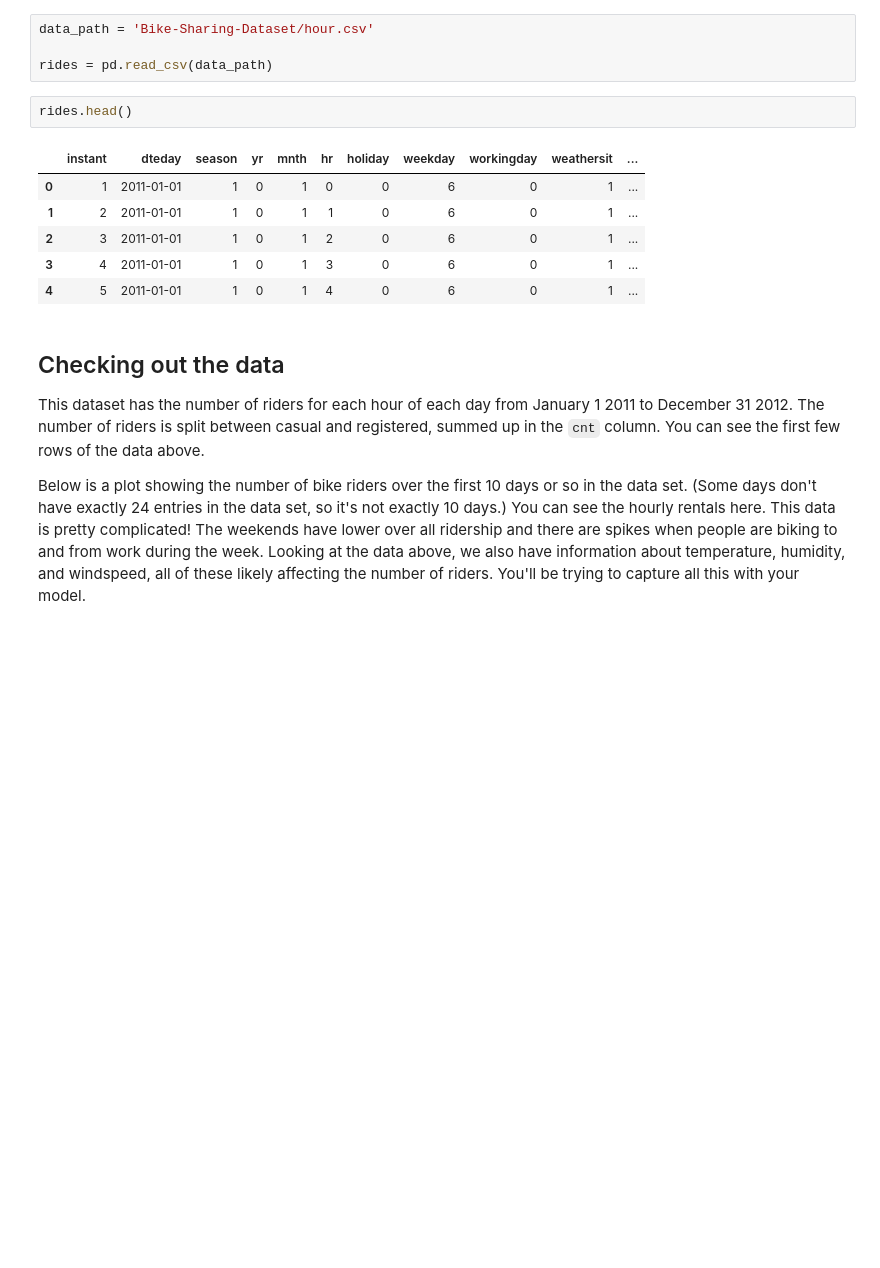
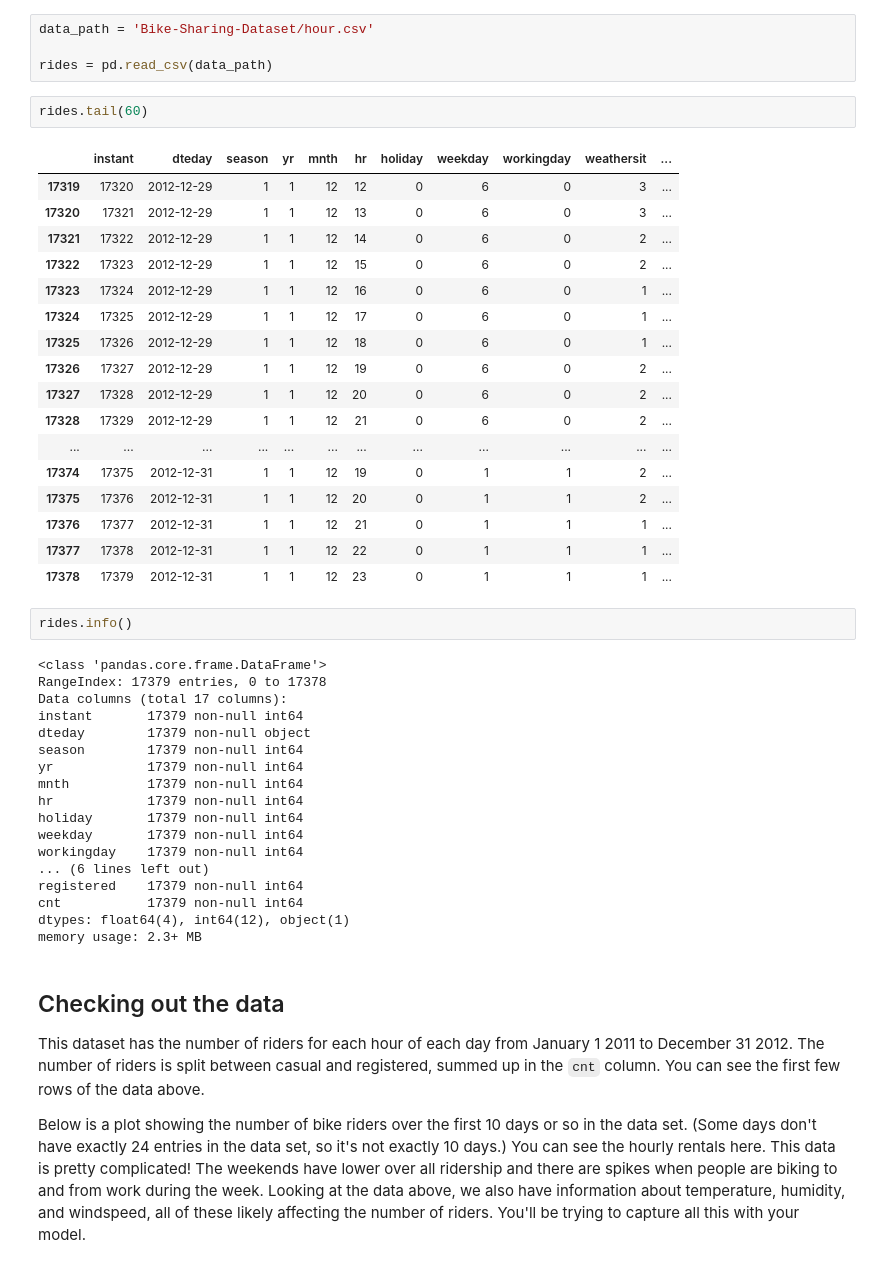
Before and after one commit to muhammadAgfian96/Bike-Sharing-Predicition, a Jupyter notebook: Your_first_neural_network.ipynb, the cells around one changed output. Cells and saved outputs as stored; diff of their text form; blank space fills up the shorter version.

```diff
--- a/Your_first_neural_network.ipynb
+++ b/Your_first_neural_network.ipynb
@@ -19,15 +22,46 @@ A critical step in working with neural networks is preparing the data correctly.
 data_path = 'Bike-Sharing-Dataset/hour.csv'
 
 rides = pd.read_csv(data_path)
+# %%
+rides.tail(60)
+# %% [output]
+|  | instant | dteday | season | yr | mnth | hr | holiday | weekday | workingday | weathersit | ... |
+| 17319 | 17320 | 2012-12-29 | 1 | 1 | 12 | 12 | 0 | 6 | 0 | 3 | ... |
+| 17320 | 17321 | 2012-12-29 | 1 | 1 | 12 | 13 | 0 | 6 | 0 | 3 | ... |
+| 17321 | 17322 | 2012-12-29 | 1 | 1 | 12 | 14 | 0 | 6 | 0 | 2 | ... |
+| 17322 | 17323 | 2012-12-29 | 1 | 1 | 12 | 15 | 0 | 6 | 0 | 2 | ... |
+| 17323 | 17324 | 2012-12-29 | 1 | 1 | 12 | 16 | 0 | 6 | 0 | 1 | ... |
+| 17324 | 17325 | 2012-12-29 | 1 | 1 | 12 | 17 | 0 | 6 | 0 | 1 | ... |
+| 17325 | 17326 | 2012-12-29 | 1 | 1 | 12 | 18 | 0 | 6 | 0 | 1 | ... |
+| 17326 | 17327 | 2012-12-29 | 1 | 1 | 12 | 19 | 0 | 6 | 0 | 2 | ... |
+| 17327 | 17328 | 2012-12-29 | 1 | 1 | 12 | 20 | 0 | 6 | 0 | 2 | ... |
+| 17328 | 17329 | 2012-12-29 | 1 | 1 | 12 | 21 | 0 | 6 | 0 | 2 | ... |
+| ... | ... | ... | ... | ... | ... | ... | ... | ... | ... | ... | ... |
+| 17374 | 17375 | 2012-12-31 | 1 | 1 | 12 | 19 | 0 | 1 | 1 | 2 | ... |
+| 17375 | 17376 | 2012-12-31 | 1 | 1 | 12 | 20 | 0 | 1 | 1 | 2 | ... |
+| 17376 | 17377 | 2012-12-31 | 1 | 1 | 12 | 21 | 0 | 1 | 1 | 1 | ... |
+| 17377 | 17378 | 2012-12-31 | 1 | 1 | 12 | 22 | 0 | 1 | 1 | 1 | ... |
+| 17378 | 17379 | 2012-12-31 | 1 | 1 | 12 | 23 | 0 | 1 | 1 | 1 | ... |
 # %%
-rides.head()
+rides.info()
 # %% [output]
-|  | instant | dteday | season | yr | mnth | hr | holiday | weekday | workingday | weathersit | ... |
-| 0 | 1 | 2011-01-01 | 1 | 0 | 1 | 0 | 0 | 6 | 0 | 1 | ... |
-| 1 | 2 | 2011-01-01 | 1 | 0 | 1 | 1 | 0 | 6 | 0 | 1 | ... |
-| 2 | 3 | 2011-01-01 | 1 | 0 | 1 | 2 | 0 | 6 | 0 | 1 | ... |
-| 3 | 4 | 2011-01-01 | 1 | 0 | 1 | 3 | 0 | 6 | 0 | 1 | ... |
-| 4 | 5 | 2011-01-01 | 1 | 0 | 1 | 4 | 0 | 6 | 0 | 1 | ... |
+<class 'pandas.core.frame.DataFrame'>
+RangeIndex: 17379 entries, 0 to 17378
+Data columns (total 17 columns):
+instant       17379 non-null int64
+dteday        17379 non-null object
+season        17379 non-null int64
+yr            17379 non-null int64
+mnth          17379 non-null int64
+hr            17379 non-null int64
+holiday       17379 non-null int64
+weekday       17379 non-null int64
+workingday    17379 non-null int64
+... (6 lines left out)
+registered    17379 non-null int64
+cnt           17379 non-null int64
+dtypes: float64(4), int64(12), object(1)
+memory usage: 2.3+ MB
 # %% [markdown]
 ## Checking out the data
 
```
Also changed, not shown: parts of 5 cells of this notebook.
